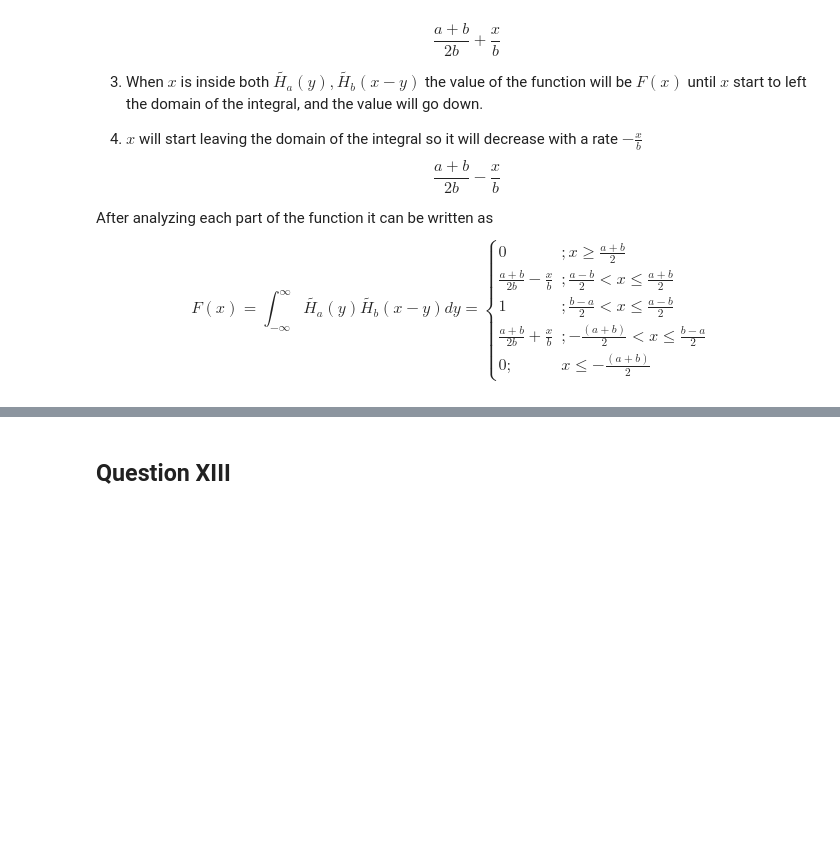
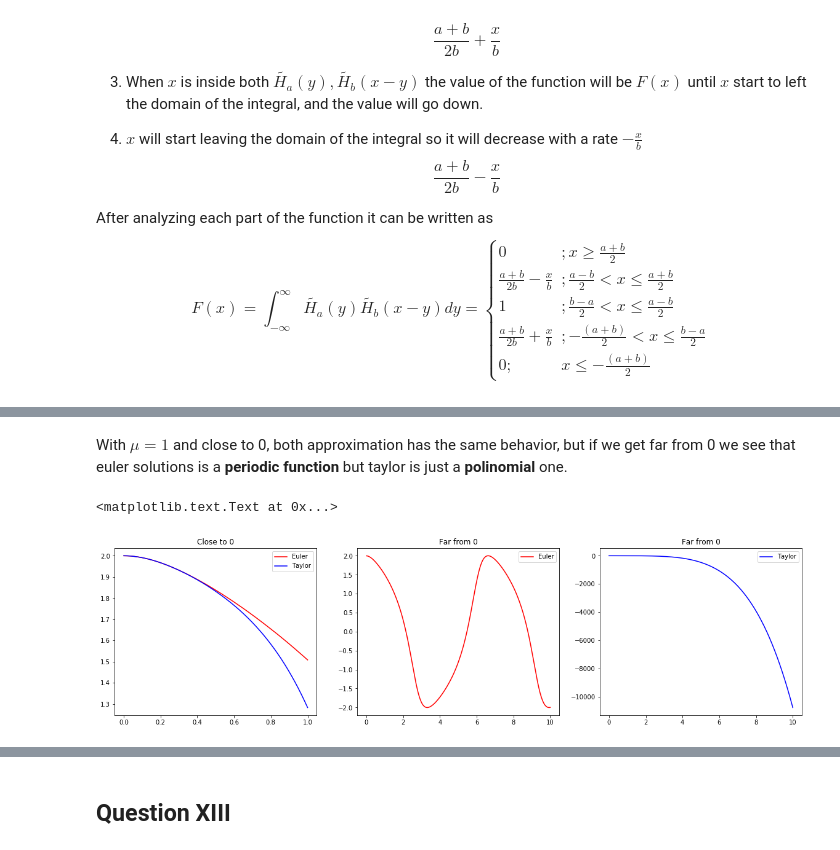
Before and after one commit to Nesus/ANM, a Jupyter notebook: hw1/hw1.ipynb, the cells around one changed output, grey strips where cells are left out. Saved outputs shown, nothing was run; the diff lists cells and outputs as text; code cells hidden in the pictures; blank space fills up the shorter version.

```diff
--- a/hw1/hw1.ipynb
+++ b/hw1/hw1.ipynb
@@ -1015,0 +1120,49 @@ $$ F(x) = \displaystyle \int_{-\infty}^{\infty} \tilde{H_a}(y) \tilde{H_b}(x-y)
+# %%
+def taylor(t,mu):
+    return 2 - t**2 +  mu * t**3 + (-18 * mu**3 + 2)/24. * t**4 + (54 * mu**3 - 60*mu)/120. * t**5
+
+def euler(mu, tf=1, points = 200):
+    iters = points
+    dt = float(tf)/float(points)
+    y_1 = 2
+    y_2 = 0
+    y = np.empty(iters)
+    for i in range(iters):
+        y[i] = y_1
+
+        y_2 =  y_2 + dt*(mu * (1-y_1**2)*y_2 - y_1)
+        y_1 =  y_1 + dt*y_2
+
+    return y
+# %% [markdown]
+With $\mu = 1$ and close to 0, both approximation has the same behavior, but if we get far from 0 we see that euler solutions is a **periodic function** but taylor is just a **polinomial** one.
+# %%
+tf = 1
+points = 1000
+mu = 1
+
+fig,(ax1,ax2,ax3) = plt.subplots(1,3, figsize=(20,5))
+
+t = np.linspace(0,tf,points)
+y_euler = euler(mu,tf=tf, points=points)
+y_taylor = taylor(t,mu=mu)
+
+ax1.plot(t,y_euler,"r")
+ax1.plot(t,y_taylor,"b")
+ax1.legend(["Euler","Taylor"])
+ax1.set_title("Close to 0")
+
+tf = 10
+t = np.linspace(0,tf,points)
+y_euler = euler(mu,tf=tf, points=points)
+y_taylor = taylor(t,mu=mu)
+
+ax2.plot(t,y_euler,"r")
+ax3.plot(t,y_taylor,"b")
+ax2.legend(["Euler"])
+ax3.legend(["Taylor"])
+ax2.set_title("Far from 0")
+ax3.set_title("Far from 0")
+# %% [output]
+<matplotlib.text.Text at 0x...>
+[figure, added]
```
Also changed, not shown: parts of 34 cells of this notebook, 1 other file.
